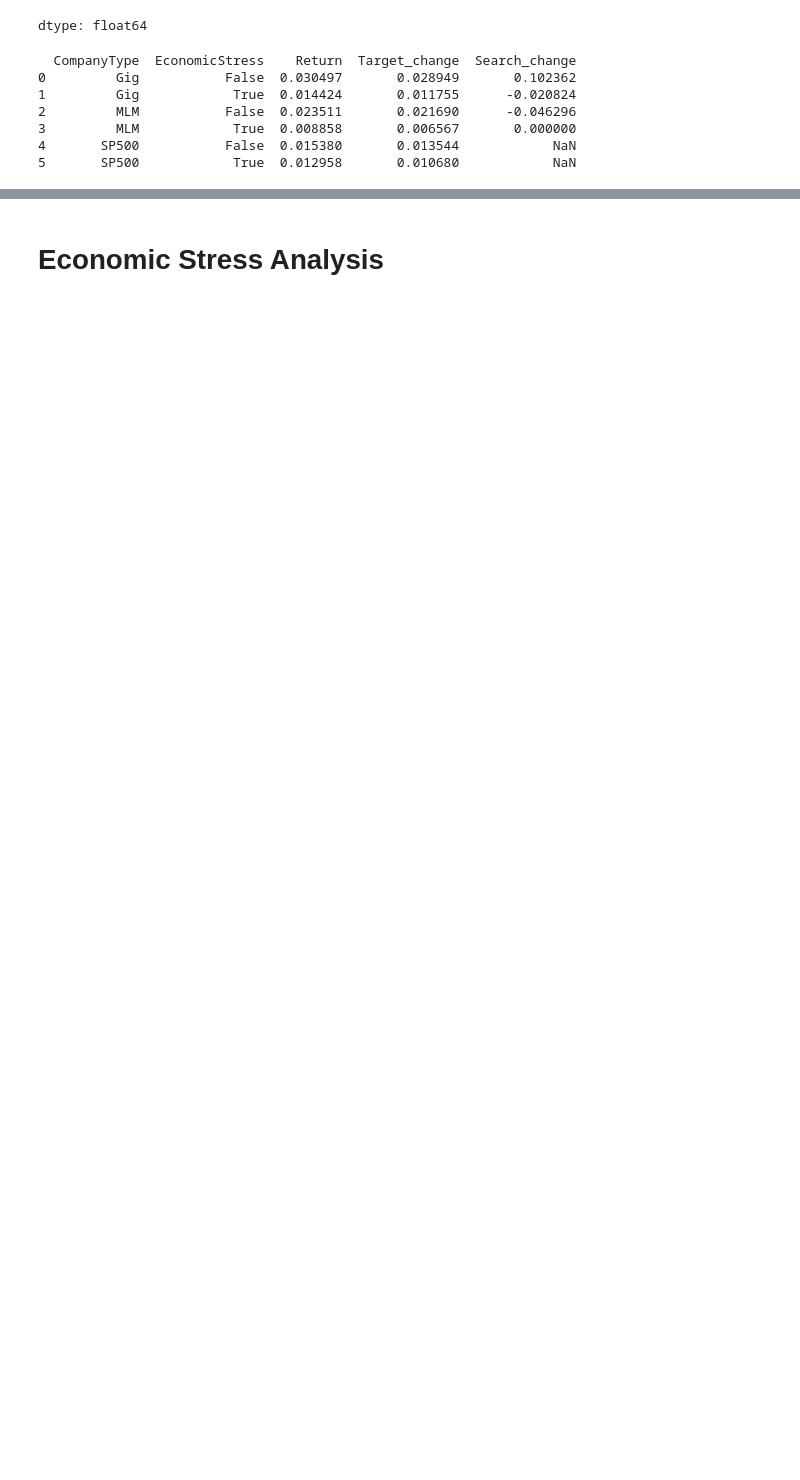
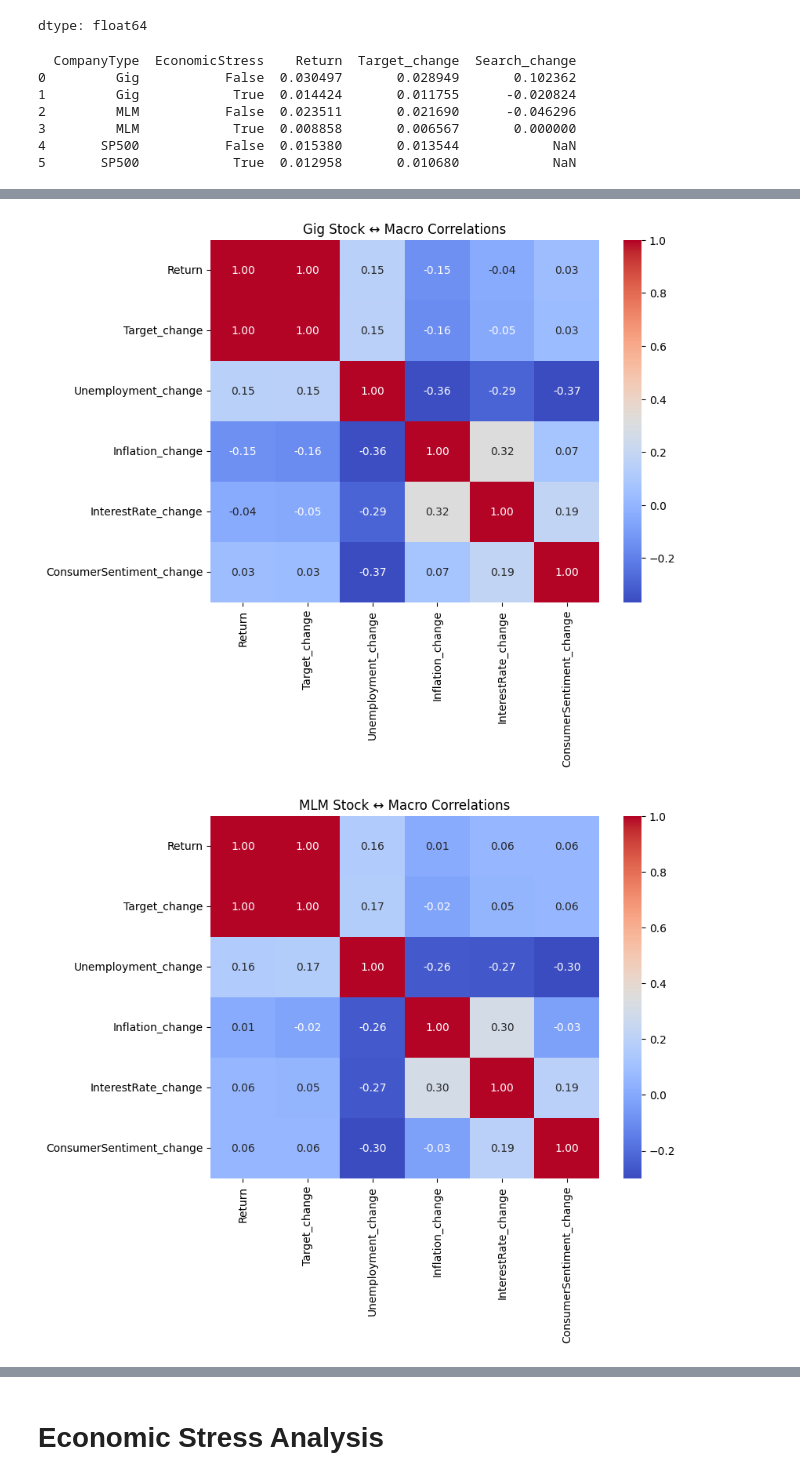
Before and after one commit to milleau98/2026-gig-data-analysis, a Jupyter notebook: notebooks/data-analyses/correlation_analyses.ipynb, the cells around one changed output, grey strips where cells are left out. Drawn from its saved outputs; the diff is of its cells as text; code cells hidden in the pictures; blank space fills up the shorter version.

```diff
--- a/notebooks/data-analyses/correlation_analyses.ipynb
+++ b/notebooks/data-analyses/correlation_analyses.ipynb
@@ -315,0 +257,55 @@ for g in groups:
+# %%
+# Define correlation matrices
+cols_stock_macro = [
+    'Return',
+    'Target_change',
+    'Unemployment_change',
+    'Inflation_change',
+    'InterestRate_change',
+    'ConsumerSentiment_change'
+]
+
+cols_trends_macro = [
+    'Search_change',
+    'Unemployment_change',
+    'Inflation_change',
+    'InterestRate_change',
+    'ConsumerSentiment_change'
+]
+
+cols_trends_stock = [
+    'Return',
+    'Search_change'
+]
+
+# Function to plot heatmap
+def plot_corr_matrix(df_corr, title):
+    plt.figure(figsize=(8,6))
+    sns.heatmap(df_corr, annot=True, fmt=".2f", cmap='coolwarm')
+    plt.title(title)
+    plt.show()
+
+# Macro ↔ Stock returns correlations
+
+for g in ['Gig','MLM','SP500']:
+    temp = df[df['CompanyType']==g]
+    corr = temp[cols_stock_macro].dropna().corr()
+    plot_corr_matrix(corr, f"{g} Stock ↔ Macro Correlations")
+
+# Macro ↔ Google Trends correlations
+
+for g in ['Gig','MLM']:
+    temp = df[df['CompanyType']==g]
+    corr = temp[cols_trends_macro].dropna().corr()
+    plot_corr_matrix(corr, f"{g} Google Trends ↔ Macro Correlations")
+
+
+# Google Trends ↔ Stock returns correlations
+
+for g in ['Gig','MLM']:
+    temp = df[df['CompanyType']==g]
+    corr = temp[cols_trends_stock].dropna().corr()
+    plot_corr_matrix(corr, f"{g} Google Trends ↔ Stock Return Correlations")
+# %% [output]
+[figure, added]
+[figure, added]
```
Also changed, not shown: parts of 20 cells of this notebook.
